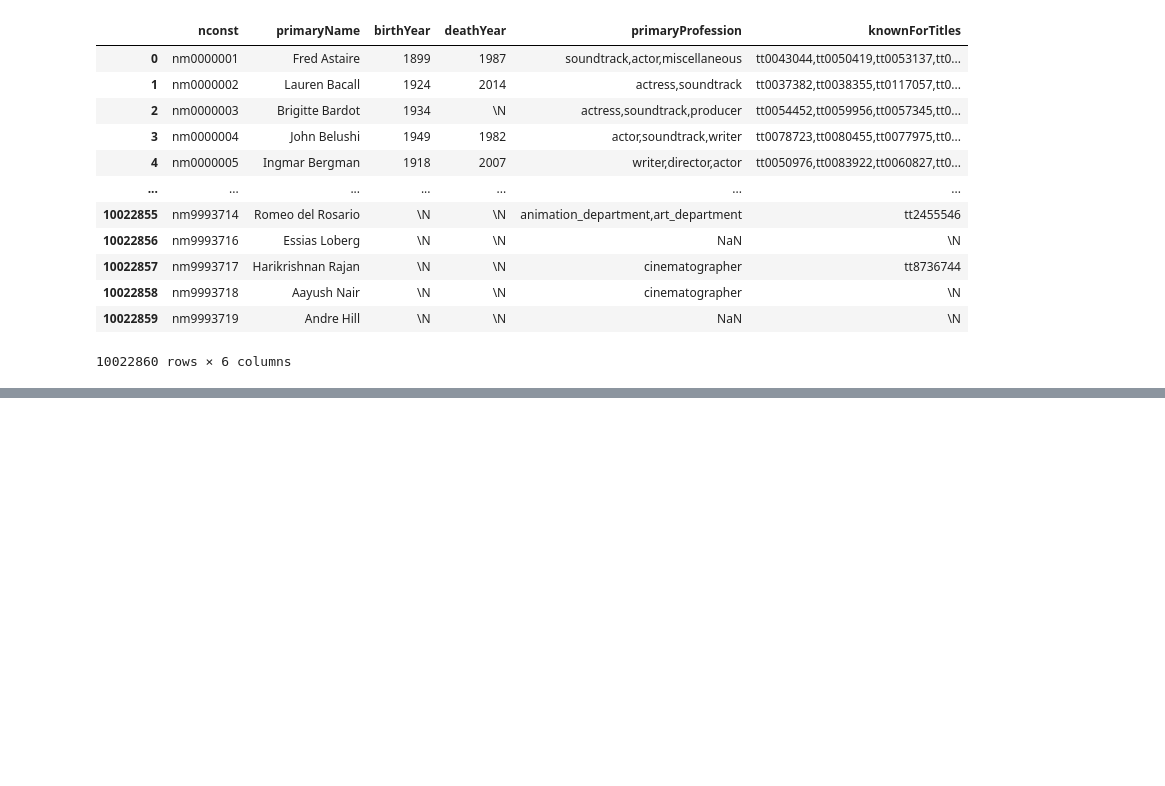
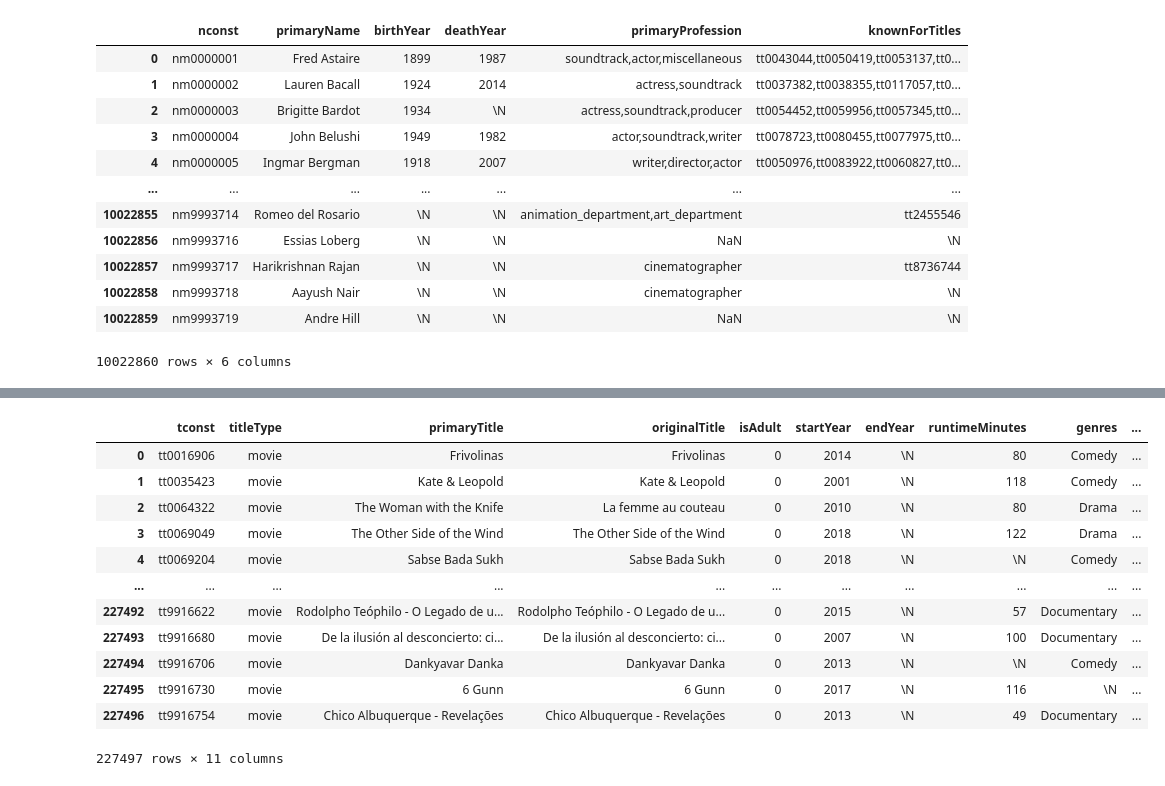
Before and after one commit to sahivy13/Ironhack_Final_Project, a Jupyter notebook: final_project/Alpha/imdb_tools_test.ipynb, the cells around one changed output, grey strips where cells are left out. Saved outputs shown, nothing was run; the diff lists cells and outputs as text; code cells hidden in the pictures; blank space fills up the shorter version.

```diff
--- a/final_project/Alpha/imdb_tools_test.ipynb
+++ b/final_project/Alpha/imdb_tools_test.ipynb
@@ -163,8 +163,8 @@ list_df[4]
 | 10022859 | nm9993719 | Andre Hill | \N | \N | NaN | \N |
 10022860 rows × 6 columns
 # %%
-def tt_idnum_plus(tsv_df, start_year = 2010, end_yead = 2019, list_col = ['tconst']):
-    df_ = tsv_df[(tsv_df['startYear'].apply(lambda x: int(x) if x != '\\N' else 0) >= start_year) & (tsv_df['startYear'].apply(lambda x: int(x) if x != '\\N' else 0) <= end_yead) & (tsv_df['titleType'] == 'movie')][list_col]
+def tt_idnum_plus(tsv_df, start_year = 2000, end_year = 2019, list_col = ['tconst']):
+    df_ = tsv_df[(tsv_df['startYear'].apply(lambda x: int(x) if x != '\\N' else 0) >= start_year) & (tsv_df['startYear'].apply(lambda x: int(x) if x != '\\N' else 0) <= end_year) & (tsv_df['titleType'] == 'movie')] #[list_col]
     return df_
 # %%
 df_idnum = tt_idnum_plus(list_df[0])
@@ -185,0 +171,4 @@ df_idnum.
+# %%
+df_idnum.reset_index(drop = True, inplace = True)
+# %%
+first_merge = pd.merge(left=df_idnum, right=list_df[1], left_on='tconst', right_on='tconst')
@@ -185,0 +208,16 @@ df_idnum.
+# %%
+first_merge
+# %% [output]
+|  | tconst | titleType | primaryTitle | originalTitle | isAdult | startYear | endYear | runtimeMinutes | genres | ... |
+| 0 | tt0016906 | movie | Frivolinas | Frivolinas | 0 | 2014 | \N | 80 | Comedy | ... |
+| 1 | tt0035423 | movie | Kate & Leopold | Kate & Leopold | 0 | 2001 | \N | 118 | Comedy | ... |
+| 2 | tt0064322 | movie | The Woman with the Knife | La femme au couteau | 0 | 2010 | \N | 80 | Drama | ... |
+| 3 | tt0069049 | movie | The Other Side of the Wind | The Other Side of the Wind | 0 | 2018 | \N | 122 | Drama | ... |
+| 4 | tt0069204 | movie | Sabse Bada Sukh | Sabse Bada Sukh | 0 | 2018 | \N | \N | Comedy | ... |
+| ... | ... | ... | ... | ... | ... | ... | ... | ... | ... | ... |
+| 227492 | tt9916622 | movie | Rodolpho Teóphilo - O Legado de u... | Rodolpho Teóphilo - O Legado de u... | 0 | 2015 | \N | 57 | Documentary | ... |
+| 227493 | tt9916680 | movie | De la ilusión al desconcierto: ci... | De la ilusión al desconcierto: ci... | 0 | 2007 | \N | 100 | Documentary | ... |
+| 227494 | tt9916706 | movie | Dankyavar Danka | Dankyavar Danka | 0 | 2013 | \N | \N | Comedy | ... |
+| 227495 | tt9916730 | movie | 6 Gunn | 6 Gunn | 0 | 2017 | \N | 116 | \N | ... |
+| 227496 | tt9916754 | movie | Chico Albuquerque - Revelações | Chico Albuquerque - Revelações | 0 | 2013 | \N | 49 | Documentary | ... |
+227497 rows × 11 columns
```
Also changed, not shown: parts of 8 cells of this notebook.
